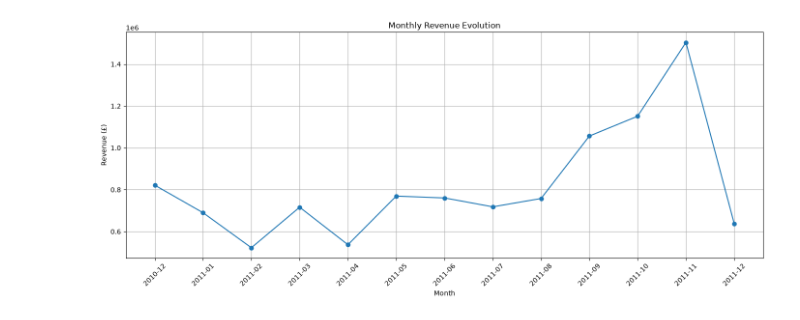
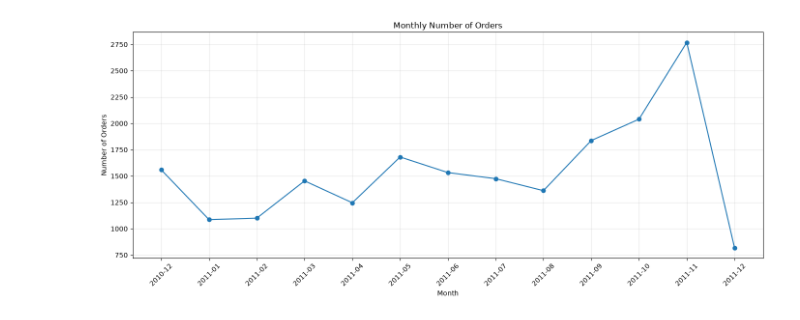
Before and after one commit to yara951/customer-analytics-dashboard, a Jupyter notebook: notebooks/03_customer_segmentation.ipynb, the cells around one changed output. Drawn from its saved outputs; the diff is of its cells as text; code cells hidden in the pictures.

```diff
--- a/notebooks/03_customer_segmentation.ipynb
+++ b/notebooks/03_customer_segmentation.ipynb
@@ -1,16 +94,10 @@
 # %%
-import pandas as pd
-import matplotlib.pyplot as plt
-
-df = pd.read_csv(
-    "../data/processed/sales_clean.csv",
-    parse_dates=["InvoiceDate"]
+sales_clean["YearMonth"] = (
+    sales_clean["InvoiceDate"].dt.to_period("M")
 )
 
-df["YearMonth"] = df["InvoiceDate"].dt.to_period("M")
-
 monthly_revenue = (
-    df.groupby("YearMonth")["Revenue"]
+    sales_clean.groupby("YearMonth")["Revenue"]
     .sum()
     .reset_index()
 )
@@ -19,5 +106,5 @@ monthly_revenue["YearMonth"] = (
     monthly_revenue["YearMonth"].astype(str)
 )
 
-print(monthly_revenue.head())
+print(monthly_revenue)
 # %% [output]
@@ -29,0 +269,19 @@ print(monthly_revenue.head())
+# %%
+sales_clean["YearMonth"] = (
+    sales_clean["InvoiceDate"].dt.to_period("M")
+)
+
+monthly_orders = (
+    sales_clean
+    .groupby("YearMonth")["InvoiceNo"]
+    .nunique()
+    .reset_index()
+)
+
+monthly_orders.columns = ["YearMonth", "NumberOfOrders"]
+
+monthly_orders["YearMonth"] = (
+    monthly_orders["YearMonth"].astype(str)
+)
+
+print(monthly_orders)
@@ -30,18 +303,19 @@ print(monthly_revenue.head())
 # %%
 plt.figure(figsize=(14, 6))
 
 plt.plot(
-    monthly_revenue["YearMonth"],
-    monthly_revenue["Revenue"],
+    monthly_orders["YearMonth"],
+    monthly_orders["NumberOfOrders"],
     marker="o"
 )
 
-plt.title("Monthly Revenue Evolution")
+plt.title("Monthly Number of Orders")
 plt.xlabel("Month")
-plt.ylabel("Revenue (£)")
+plt.ylabel("Number of Orders")
+
 plt.xticks(rotation=45)
-plt.grid(True)
+plt.grid(alpha=0.3)
 plt.tight_layout()
 plt.show()
 # %% [output]
-[figure, old version]
+[figure, new version]
```
Also changed, not shown: parts of 30 cells of this notebook.
